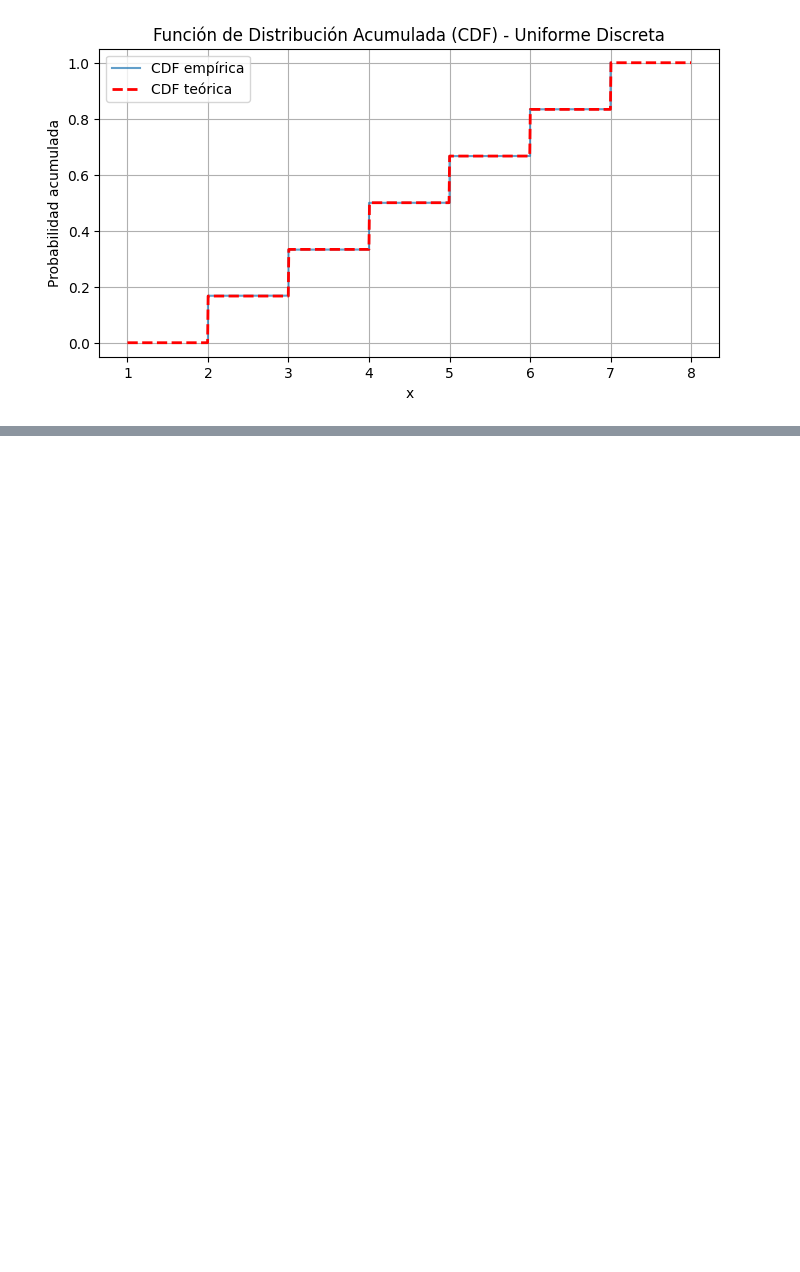
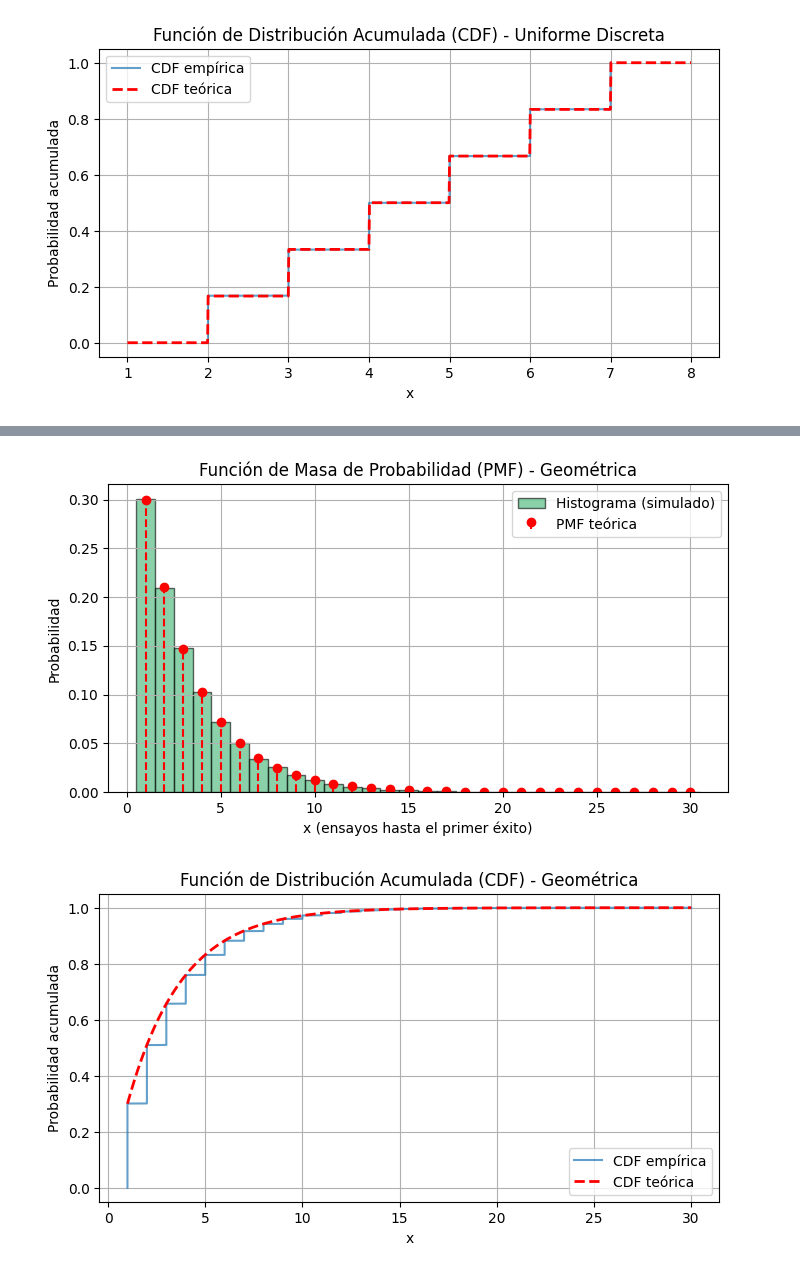
Before and after one commit to TonySC1300/Simulacion1, a Jupyter notebook: Catalogo.ipynb, the cells around one changed output, grey strips where cells are left out. Cells and saved outputs as stored; diff of their text form; code cells hidden in the pictures; blank space fills up the shorter version.

```diff
--- a/Catalogo.ipynb
+++ b/Catalogo.ipynb
@@ -2101,0 +2469,77 @@ Desviación estándar teórica: 1.7078 | Empírica: 1.7082
+# %%
+import numpy as np
+import matplotlib.pyplot as plt
+from random import random
+from math import log, ceil
+
+# Parámetro de la distribución Geométrica
+geo_p = 0.3  # Probabilidad de éxito
+
+# Teóricos
+geo_media_teo = 1 / geo_p
+geo_var_teo = (1 - geo_p) / geo_p**2
+geo_std_teo = np.sqrt(geo_var_teo)
+
+# Simulación (por transformada inversa)
+def simular_geometrica(n):
+    lista_geo = []
+    for _ in range(n):
+        U = random()
+        x = ceil(log(1 - U) / log(1 - geo_p))
+        lista_geo.append(x)
+    return lista_geo
+
+# Número de simulaciones
+k_geo = 100000
+
+# Llamada a la función
+datos_geo = simular_geometrica(k_geo)
+
+# Estadísticas empíricas
+geo_media_emp = np.mean(datos_geo)
+geo_var_emp = np.var(datos_geo)
+geo_std_emp = np.std(datos_geo)
+
+# Imprimir resultados
+print(f"Distribución Geométrica(p={geo_p}) con {k_geo} simulaciones")
+print(f"Media teórica: {geo_media_teo:.4f} | Empírica: {geo_media_emp:.4f}")
+print(f"Varianza teórica: {geo_var_teo:.4f} | Empírica: {geo_var_emp:.4f}")
+print(f"Desviación estándar teórica: {geo_std_teo:.4f} | Empírica: {geo_std_emp:.4f}")
+print("")
+
+# === GRAFICAR HISTOGRAMA + PMF TEÓRICA ===
+valores_geo = np.arange(1, max(datos_geo)+1)
+pmf_geo = geo_p * (1 - geo_p)**(valores_geo - 1)
+
+plt.figure(figsize=(8, 4))
+plt.hist(datos_geo, bins=np.arange(0.5, max(datos_geo)+1.5, 1), density=True,
+         alpha=0.6, label="Histograma (simulado)", color='mediumseagreen', edgecolor='black')
+plt.stem(valores_geo, pmf_geo, linefmt='r--', markerfmt='ro', basefmt=" ", label='PMF teórica')
+plt.title('Función de Masa de Probabilidad (PMF) - Geométrica')
+plt.xlabel('x (ensayos hasta el primer éxito)')
+plt.ylabel('Probabilidad')
+plt.legend()
+plt.grid(True)
+plt.show()
+
+# === GRAFICAR FUNCIÓN ACUMULADA ===
+datos_geo_ordenados = np.sort(datos_geo)
+y_cdf_geo = np.arange(1, k_geo + 1) / k_geo
+
+# CDF teórica
+def cdf_geometrica(x, p):
+    return np.where(x < 1, 0, 1 - (1 - p)**x)
+
+x_vals_geo = np.linspace(1, max(datos_geo), 1000)
+cdf_teo_geo = cdf_geometrica(x_vals_geo, geo_p)
+
+plt.figure(figsize=(8, 4))
+plt.plot(datos_geo_ordenados, y_cdf_geo, label='CDF empírica', alpha=0.7)
+plt.plot(x_vals_geo, cdf_teo_geo, 'r--', label='CDF teórica', linewidth=2)
+plt.title('Función de Distribución Acumulada (CDF) - Geométrica')
+plt.xlabel('x')
+plt.ylabel('Probabilidad acumulada')
+plt.legend()
+plt.grid(True)
+plt.show()
+# %% [output]
@@ -2101,0 +2550,2 @@ Desviación estándar teórica: 1.7078 | Empírica: 1.7082
+[figure, added]
+[figure, added]
```
Also changed, not shown: parts of 20 cells of this notebook.
